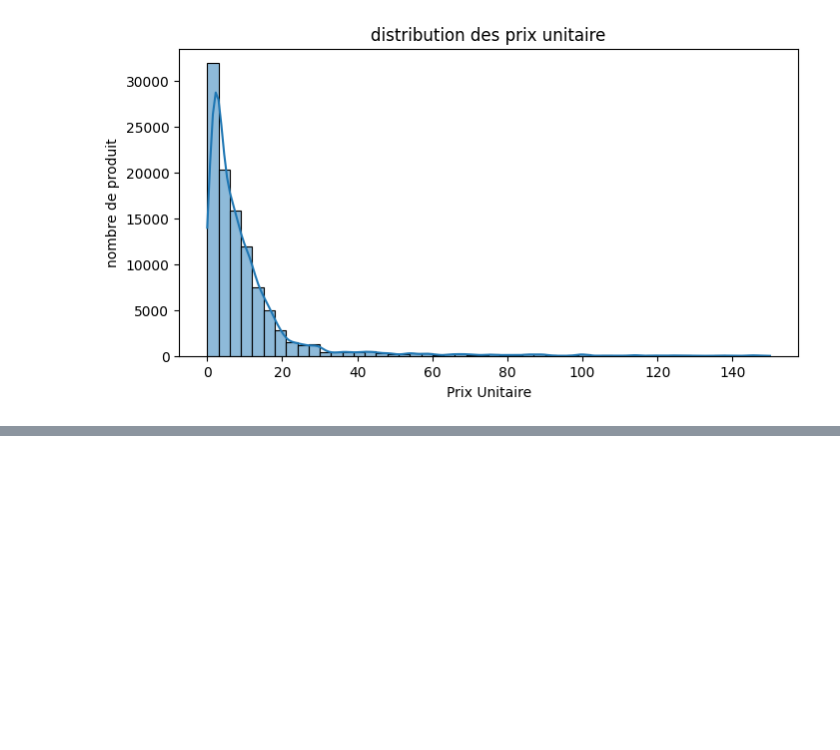
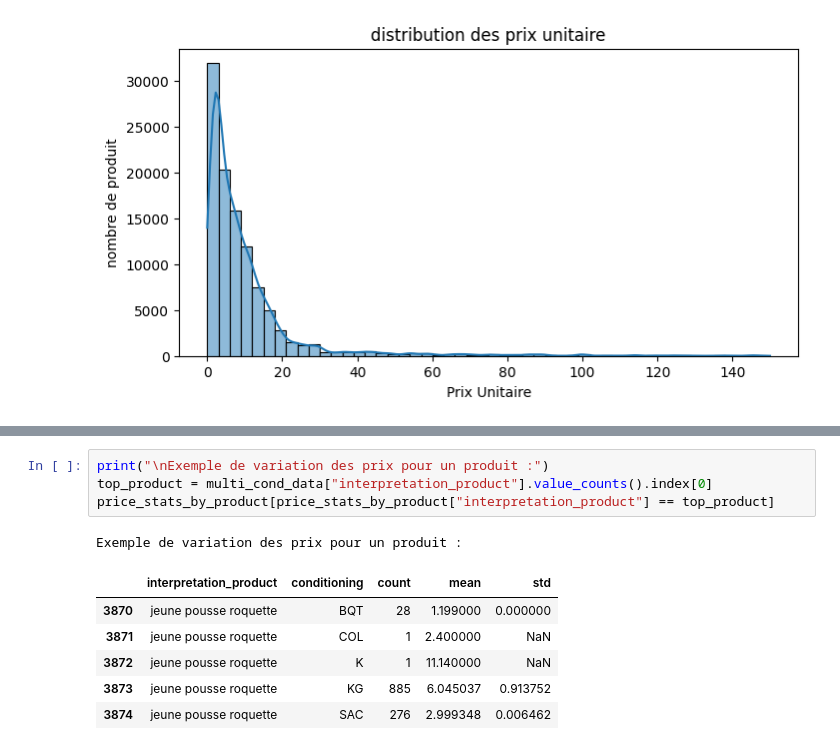
Before and after one commit to Xxxxr096/Projet-Alternance-Data, a Jupyter notebook: projet.ipynb, the cells around one changed output, grey strips where cells are left out. Saved outputs shown, nothing was run; the diff lists cells and outputs as text; blank space fills up the shorter version.

```diff
--- a/projet.ipynb
+++ b/projet.ipynb
@@ -161,0 +190,12 @@ plt.show()
+# %%
+print("\nExemple de variation des prix pour un produit :")
+top_product = multi_cond_data["interpretation_product"].value_counts().index[0]
+price_stats_by_product[price_stats_by_product["interpretation_product"] == top_product]
+# %% [output]
+Exemple de variation des prix pour un produit :
+|  | interpretation_product | conditioning | count | mean | std |
+| 3870 | jeune pousse roquette | BQT | 28 | 1.199000 | 0.000000 |
+| 3871 | jeune pousse roquette | COL | 1 | 2.400000 | NaN |
+| 3872 | jeune pousse roquette | K | 1 | 11.140000 | NaN |
+| 3873 | jeune pousse roquette | KG | 885 | 6.045037 | 0.913752 |
+| 3874 | jeune pousse roquette | SAC | 276 | 2.999348 | 0.006462 |
```
Also changed, not shown: parts of 11 cells of this notebook.
